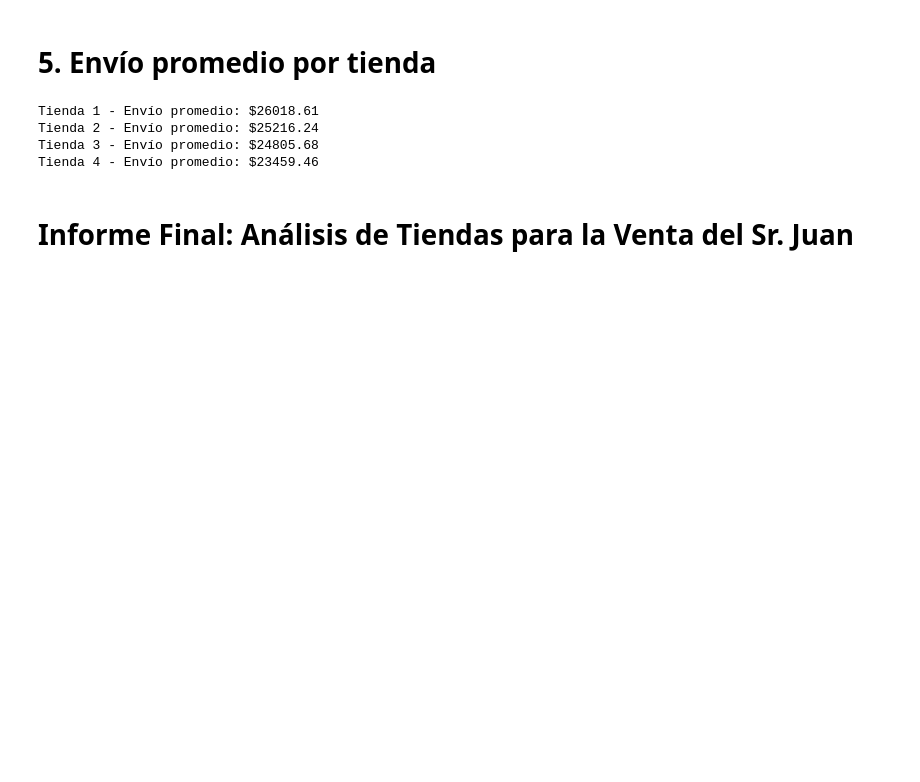
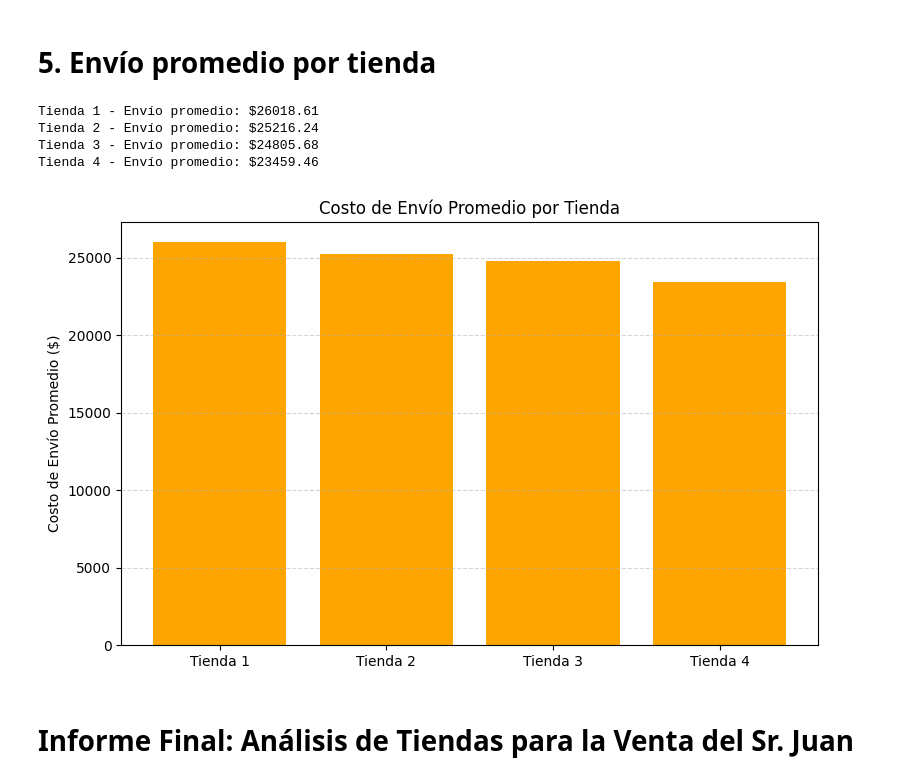
Before and after one commit to JoelSaucedo8/ChallengeDataScience, a Jupyter notebook: AluraStoreLatam.ipynb, the cells around one changed output. Saved outputs shown, nothing was run; the diff lists cells and outputs as text; code cells hidden in the pictures; blank space fills up the shorter version.

```diff
--- a/AluraStoreLatam.ipynb
+++ b/AluraStoreLatam.ipynb
@@ -215,6 +264,27 @@ Tienda 1 - Envío promedio: $26018.61
 Tienda 2 - Envío promedio: $25216.24
 Tienda 3 - Envío promedio: $24805.68
 Tienda 4 - Envío promedio: $23459.46
+# %%
+import matplotlib.pyplot as plt
+
+envios = []
+
+for i, tienda in enumerate(lista_tiendas, start=1):
+    envio_promedio = tienda["Costo de envío"].mean()
+    envios.append((f"Tienda {i}", envio_promedio))
+
+# Separar nombres y valores
+tiendas, costos = zip(*envios)
+
+plt.figure(figsize=(8, 5))
+plt.bar(tiendas, costos, color='orange')
+plt.ylabel("Costo de Envío Promedio ($)")
+plt.title("Costo de Envío Promedio por Tienda")
+plt.grid(axis='y', linestyle='--', alpha=0.5)
+plt.tight_layout()
+plt.show()
+# %% [output]
+[figure, added]
 # %% [markdown]
 # **Informe Final: Análisis de Tiendas para la Venta del Sr. Juan**
 # %% [markdown]
```
Also changed, not shown: parts of 18 cells of this notebook.
